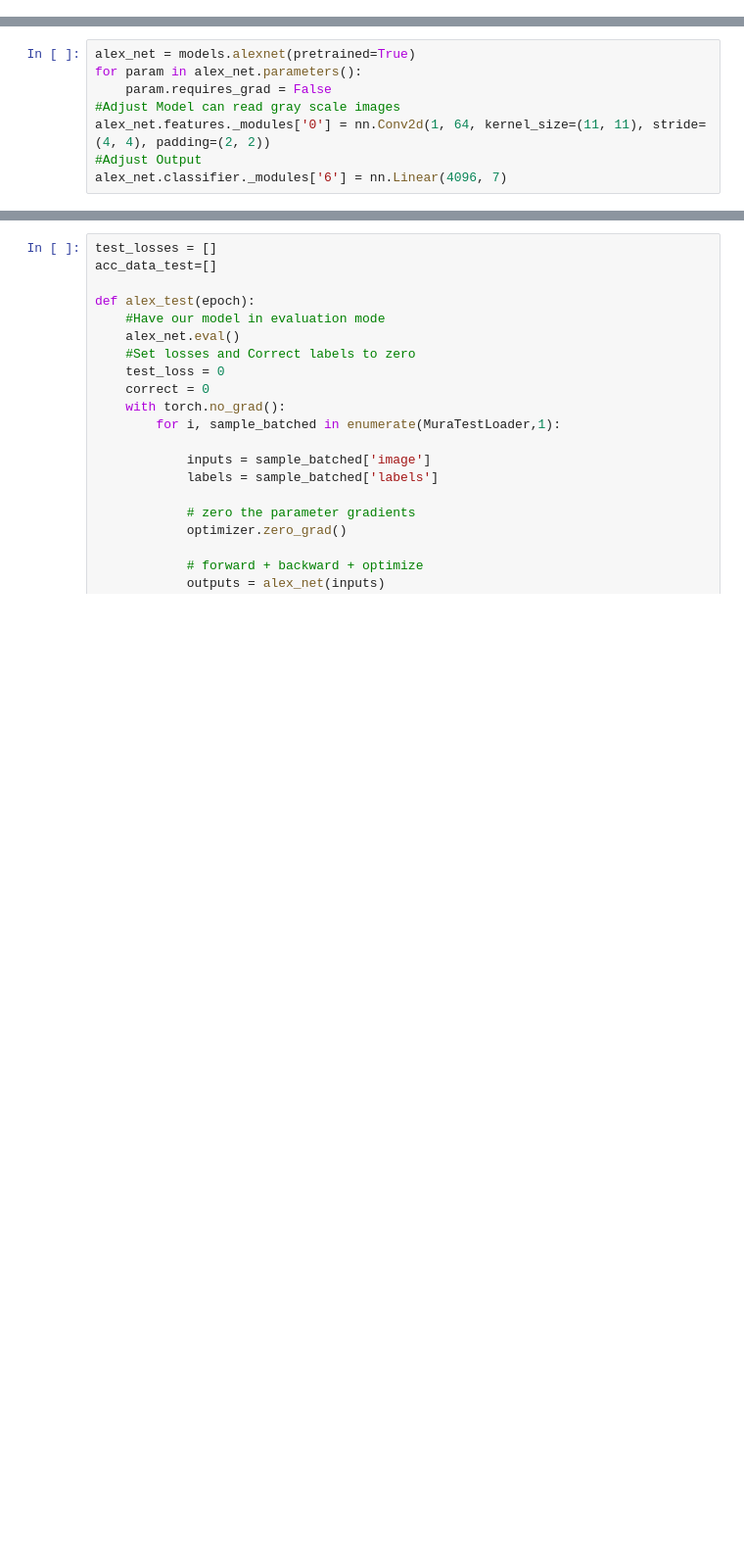
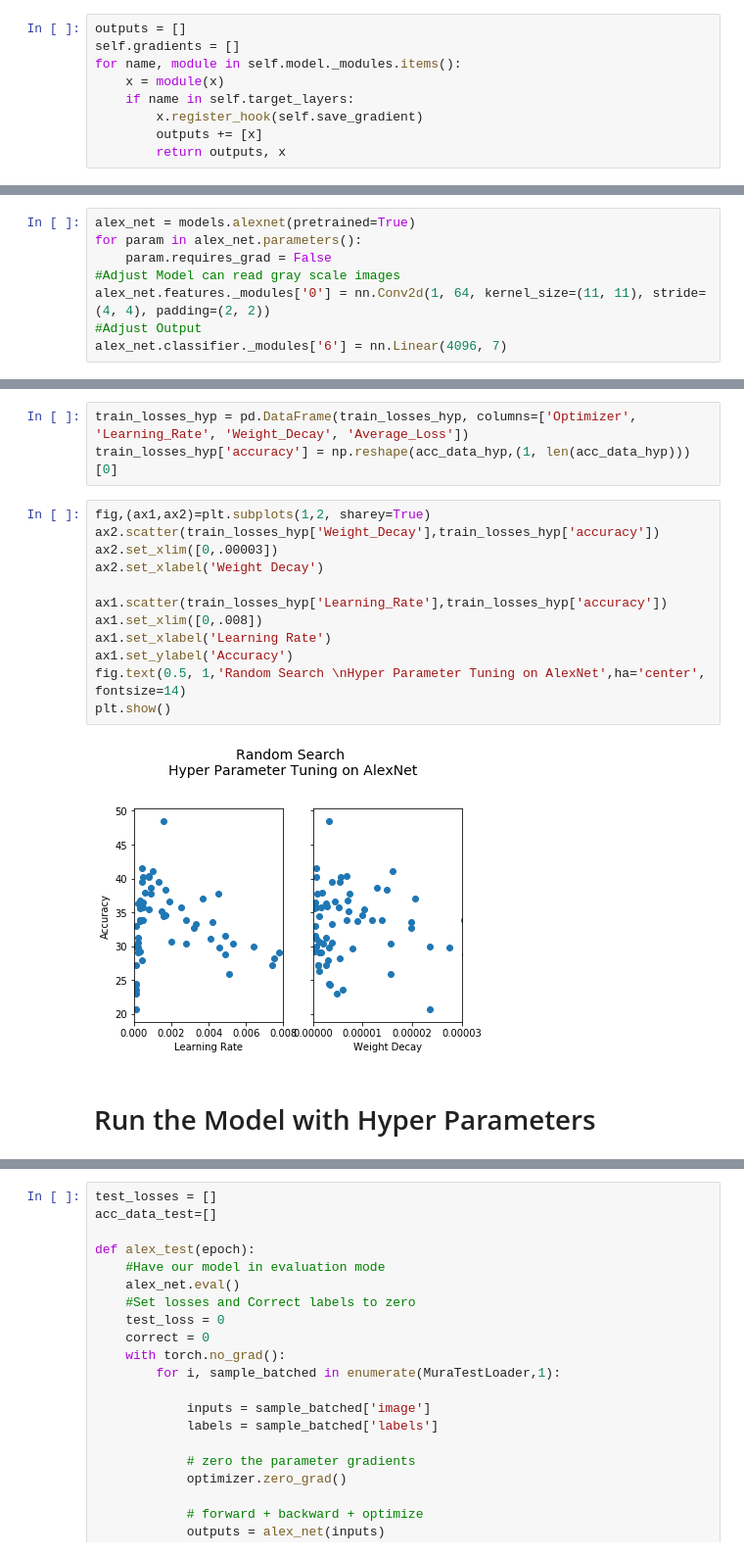
Before and after one commit to darkestfloyd/DS5500Project, a Jupyter notebook: Training_MURA.ipynb, the cells around one changed output, grey strips where cells are left out. Shown at 98% size. Saved outputs shown, nothing was run; the diff lists cells and outputs as text; blank space fills up the shorter version.

```diff
--- a/Training_MURA.ipynb
+++ b/Training_MURA.ipynb
@@ -230,0 +373,9 @@ Test Epoch:9 Loss: 0.6541, Accuracy: 360/562 (64.06%)
+# %%
+outputs = []
+self.gradients = []
+for name, module in self.model._modules.items():
+    x = module(x)
+    if name in self.target_layers:
+        x.register_hook(self.save_gradient)
+        outputs += [x]
+        return outputs, x
@@ -421 +631,20 @@ Train Epoch:7  Accuracy: (262/2000) 13.10%   Average Loss: 1.87
+# %%
+train_losses_hyp = pd.DataFrame(train_losses_hyp, columns=['Optimizer', 'Learning_Rate', 'Weight_Decay', 'Average_Loss'])
+train_losses_hyp['accuracy'] = np.reshape(acc_data_hyp,(1, len(acc_data_hyp)))[0]
+# %%
+fig,(ax1,ax2)=plt.subplots(1,2, sharey=True)
+ax2.scatter(train_losses_hyp['Weight_Decay'],train_losses_hyp['accuracy'])
+ax2.set_xlim([0,.00003])
+ax2.set_xlabel('Weight Decay')
+
+ax1.scatter(train_losses_hyp['Learning_Rate'],train_losses_hyp['accuracy'])
+ax1.set_xlim([0,.008])
+ax1.set_xlabel('Learning Rate')
+ax1.set_ylabel('Accuracy')
+fig.text(0.5, 1,'Random Search \nHyper Parameter Tuning on AlexNet',ha='center', fontsize=14)
+plt.show()
+# %% [output]
+[figure, added]
+# %% [markdown]
+# Run the Model with Hyper Parameters
 # %%
```
Also changed, not shown: parts of 31 cells of this notebook.
